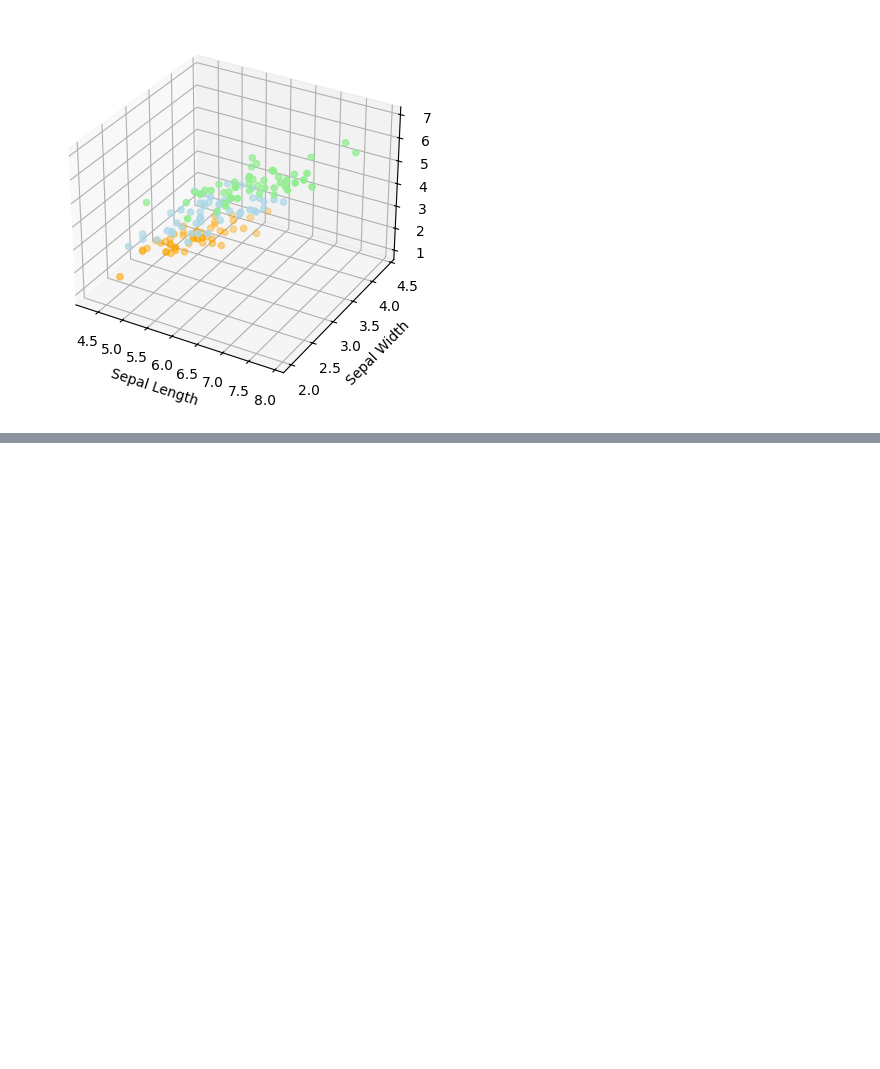
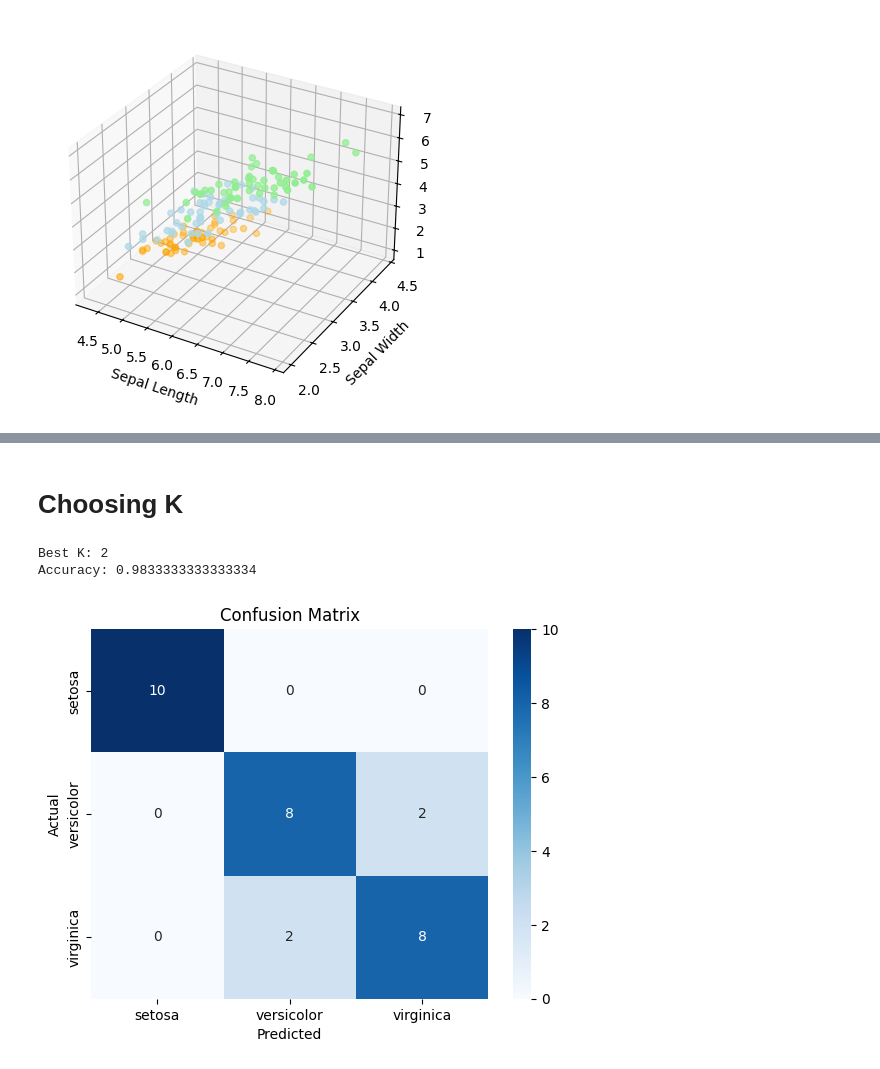
Before and after one commit to vincenzorrei/EDU-KNearestNeighbors, a Jupyter notebook: main.ipynb, the cells around one changed output, grey strips where cells are left out. Cells and saved outputs as stored; diff of their text form; code cells hidden in the pictures; blank space fills up the shorter version.

```diff
--- a/main.ipynb
+++ b/main.ipynb
@@ -150,0 +153,26 @@ Accuracy: 0.8333333333333334
+# %% [markdown]
+# Choosing K
+# %%
+from sklearn.model_selection import GridSearchCV
+param_grid = {'n_neighbors': np.arange(1, 10)}
+knn = KNeighborsClassifier()
+knn_cv = GridSearchCV(knn, param_grid, cv=5)
+knn_cv.fit(X_train, y_train)
+
+print("Best K:", knn_cv.best_params_['n_neighbors'])
+print("Accuracy:", knn_cv.best_score_)
+# %% [output]
+Best K: 2
+Accuracy: 0.9833333333333334
+# %%
+# Plot confusion matrix
+y_pred = knn_cv.predict(X_test)
+conf_matrix = confusion_matrix(y_test, y_pred)
+conf_matrix = pd.DataFrame(conf_matrix, columns=categories, index=categories)
+sns.heatmap(conf_matrix, annot=True, cmap='Blues')
+plt.xlabel('Predicted')
+plt.ylabel('Actual')
+plt.title('Confusion Matrix')
+plt.show()
+# %% [output]
+[figure, added]
```
Also changed, not shown: parts of 10 cells of this notebook.
